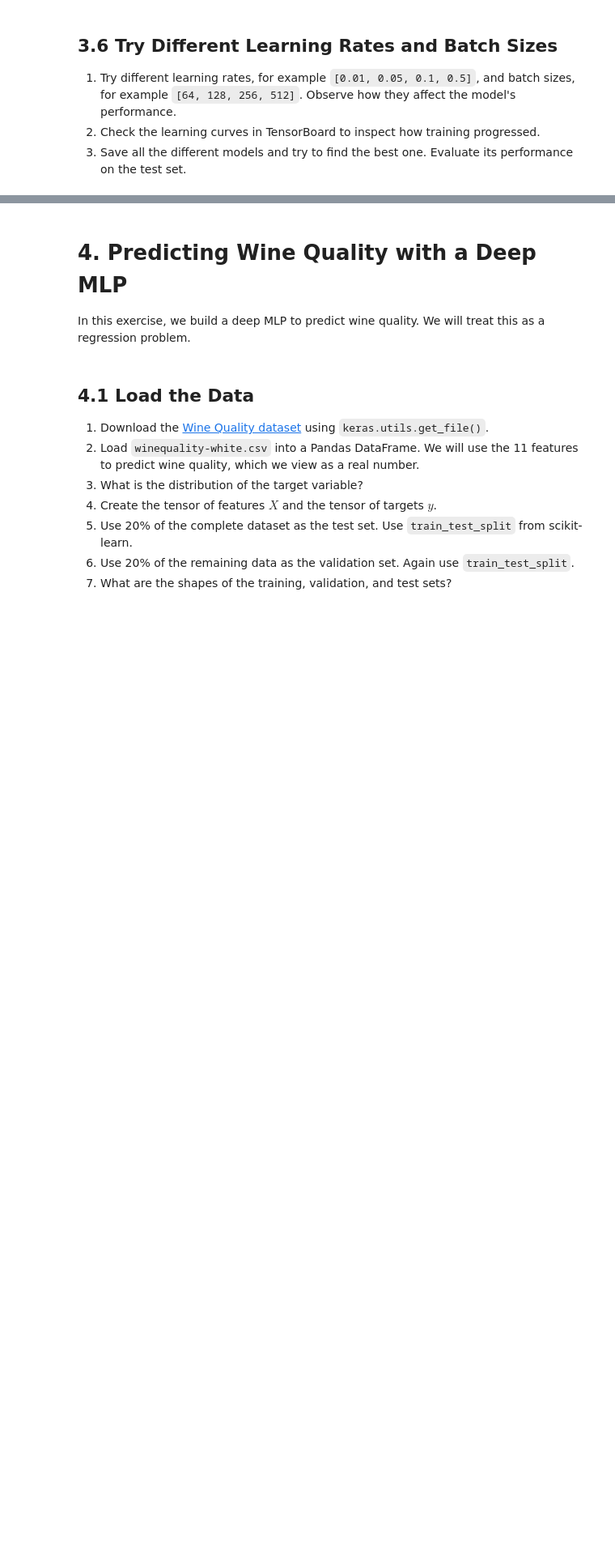
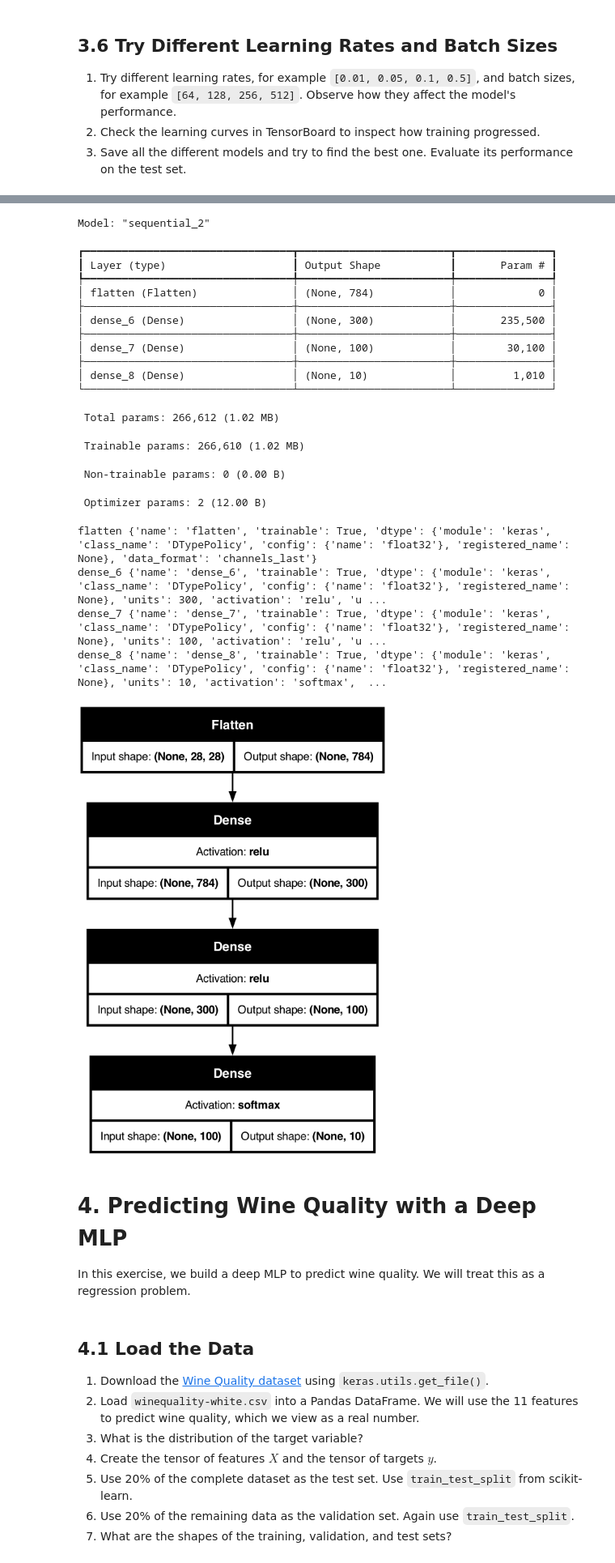
Before and after one commit to ElectricPicklePlayer/deep_learning, a Jupyter notebook: hoofdstuk-10-programmeeroefeningen.ipynb, the cells around one changed output, grey strips where cells are left out. Shown at 81% size. Saved outputs shown, nothing was run; the diff lists cells and outputs as text; code cells hidden in the pictures; blank space fills up the shorter version.

```diff
--- a/hoofdstuk-10-programmeeroefeningen.ipynb
+++ b/hoofdstuk-10-programmeeroefeningen.ipynb
@@ -454,4 +454,10 @@ This exercise is based on exercise 10 from Chapter 10 of *Hands-On Machine Learn
 3. The pixel values are stored as integers from 0 to 255. Convert them to floats between 0.0 and 1.0 by dividing by 255.
 4. Reshape the tensors so that they have rank 2 instead of rank 3.
 # %%
-# Load and preprocess the MNIST dataset
+(x_train, y_train), (x_test, y_test) = keras.datasets.mnist.load_data()
+x_train = x_train/255
+x_test = x_test/255
+assert x_train.shape == (60000, 28, 28)
+assert x_test.shape == (10000, 28, 28)
+assert y_train.shape == (60000,)
+assert y_test.shape == (10000,)
@@ -498,3 +654,43 @@ This exercise is based on exercise 10 from Chapter 10 of *Hands-On Machine Learn
+# %%
+import pydot
+
+best_model = keras.saving.load_model(filepath='./models/model.keras')
+
+best_model.summary()
+for layer in best_model.layers:
+    print(layer.name, layer.get_config())
+
+    dense = best_model.layers[1]
+weights, biases = dense.get_weights()
+
+keras.utils.plot_model(
+    best_model,
+    to_file="model.png",
+    show_shapes=True,
+    show_layer_activations=True,
+)
+# %% [output]
+Model: "sequential_2"
+┏━━━━━━━━━━━━━━━━━━━━━━━━━━━━━━━━━┳━━━━━━━━━━━━━━━━━━━━━━━━┳━━━━━━━━━━━━━━━┓
+┃ Layer (type)                    ┃ Output Shape           ┃       Param # ┃
+┡━━━━━━━━━━━━━━━━━━━━━━━━━━━━━━━━━╇━━━━━━━━━━━━━━━━━━━━━━━━╇━━━━━━━━━━━━━━━┩
+│ flatten (Flatten)               │ (None, 784)            │             0 │
+├─────────────────────────────────┼────────────────────────┼───────────────┤
+│ dense_6 (Dense)                 │ (None, 300)            │       235,500 │
+├─────────────────────────────────┼────────────────────────┼───────────────┤
+│ dense_7 (Dense)                 │ (None, 100)            │        30,100 │
+├─────────────────────────────────┼────────────────────────┼───────────────┤
+│ dense_8 (Dense)                 │ (None, 10)             │         1,010 │
+└─────────────────────────────────┴────────────────────────┴───────────────┘
+ Total params: 266,612 (1.02 MB)
+ Trainable params: 266,610 (1.02 MB)
+ Non-trainable params: 0 (0.00 B)
+ Optimizer params: 2 (12.00 B)
+flatten {'name': 'flatten', 'trainable': True, 'dtype': {'module': 'keras', 'class_name': 'DTypePolicy', 'config': {'name': 'float32'}, 'registered_name': None}, 'data_format': 'channels_last'}
+dense_6 {'name': 'dense_6', 'trainable': True, 'dtype': {'module': 'keras', 'class_name': 'DTypePolicy', 'config': {'name': 'float32'}, 'registered_name': None}, 'units': 300, 'activation': 'relu', 'u ...
+dense_7 {'name': 'dense_7', 'trainable': True, 'dtype': {'module': 'keras', 'class_name': 'DTypePolicy', 'config': {'name': 'float32'}, 'registered_name': None}, 'units': 100, 'activation': 'relu', 'u ...
+dense_8 {'name': 'dense_8', 'trainable': True, 'dtype': {'module': 'keras', 'class_name': 'DTypePolicy', 'config': {'name': 'float32'}, 'registered_name': None}, 'units': 10, 'activation': 'softmax',  ...
+[figure, added]
 # %% [markdown]
 # 4. Predicting Wine Quality with a Deep MLP
 
```
Also changed, not shown: parts of 18 cells of this notebook, 3 other files.
